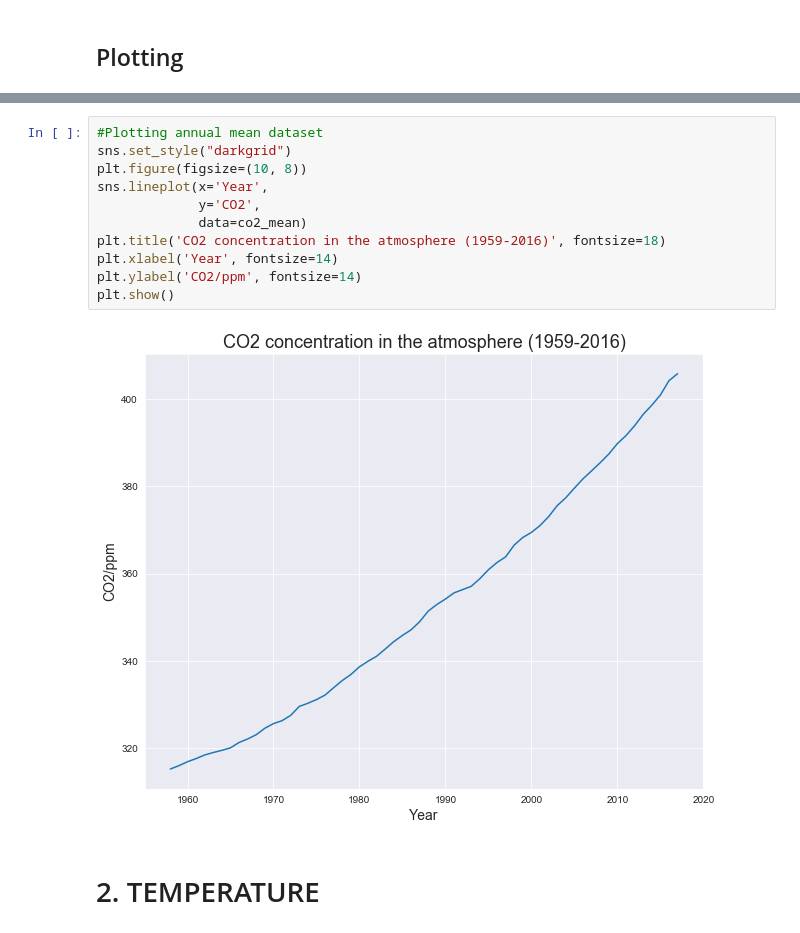
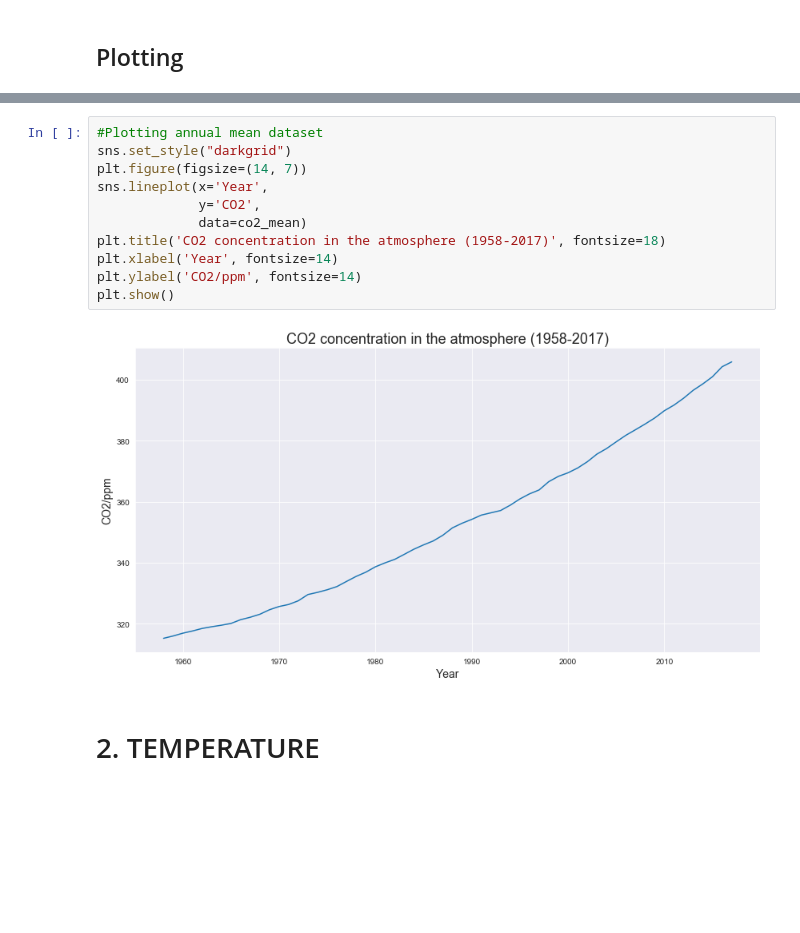
Before and after one commit to annaviper/climate-change, a Jupyter notebook: 2_co2_temp.ipynb, the cells around one changed output, grey strips where cells are left out. Cells and saved outputs as stored; diff of their text form; blank space fills up the shorter version.

```diff
--- a/2_co2_temp.ipynb
+++ b/2_co2_temp.ipynb
@@ -59,16 +72,16 @@ co2_mean.to_csv('/Users/anna/data/climate-change/datasets/clean_co2_mean.csv', i
 # %%
 #Plotting annual mean dataset
 sns.set_style("darkgrid")
-plt.figure(figsize=(10, 8))
+plt.figure(figsize=(14, 7))
 sns.lineplot(x='Year',
              y='CO2',
              data=co2_mean)
-plt.title('CO2 concentration in the atmosphere (1959-2016)', fontsize=18)
+plt.title('CO2 concentration in the atmosphere (1958-2017)', fontsize=18)
 plt.xlabel('Year', fontsize=14)
 plt.ylabel('CO2/ppm', fontsize=14)
 plt.show()
 # %% [output]
-[figure, old version]
+[figure, new version]
 # %% [markdown]
 # 2. TEMPERATURE
 # %%
```
Also changed, not shown: parts of 2 cells of this notebook.
